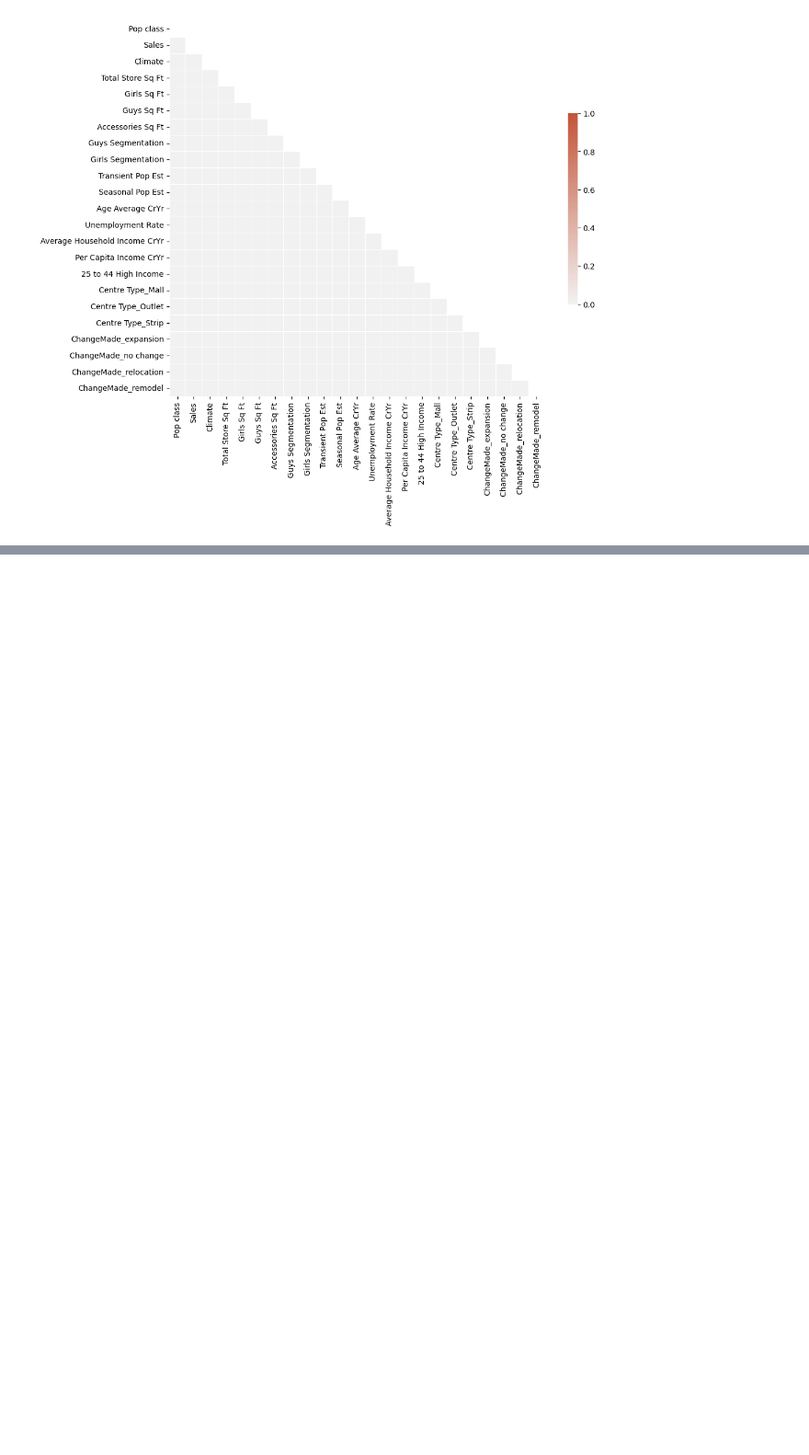
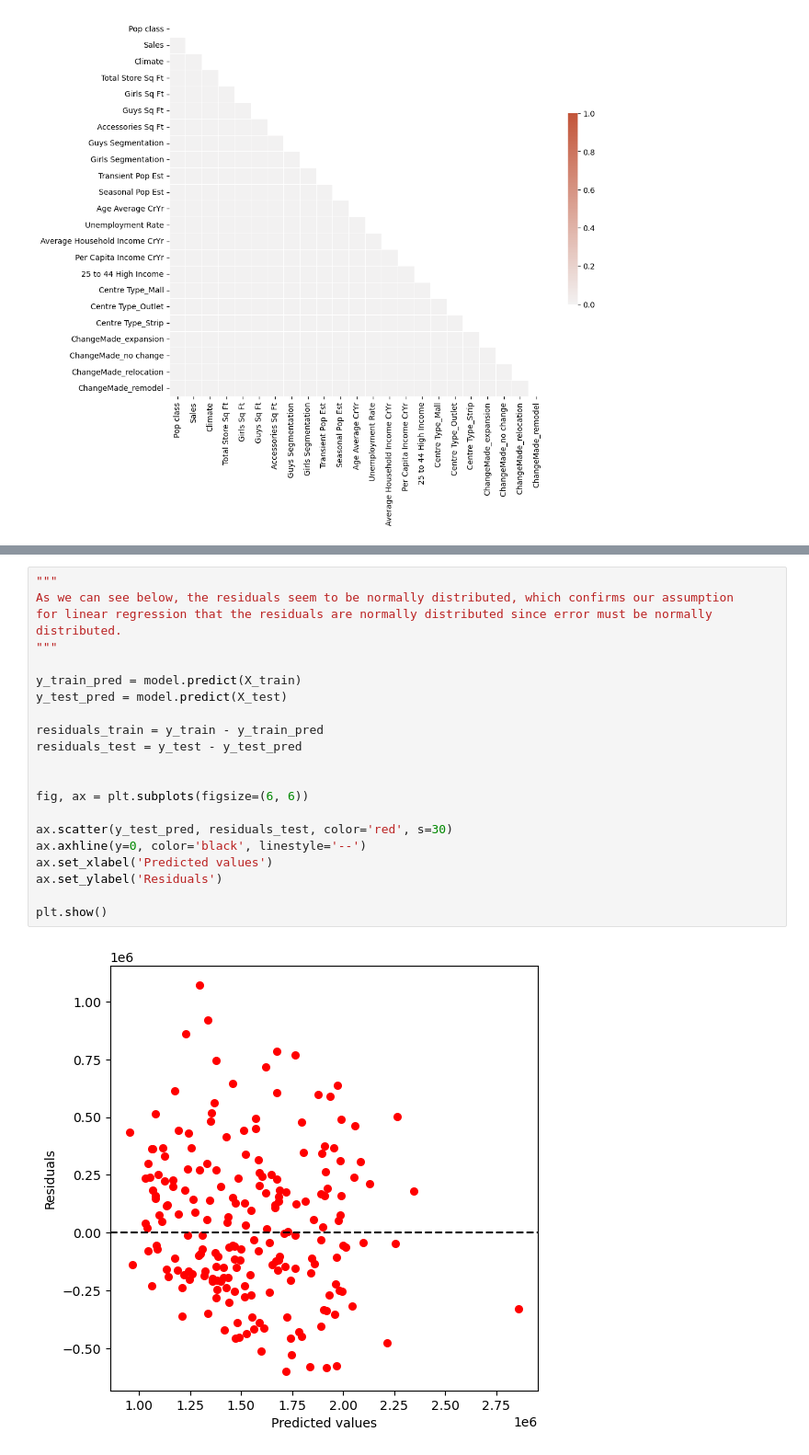
Before and after one commit to Hrsh-Venket/Tiger-Analytics, a Jupyter notebook: Assignment 4/Assignment 4.ipynb, the cells around one changed output, grey strips where cells are left out. Shown at 92% size. Cells and saved outputs as stored; diff of their text form; blank space fills up the shorter version.

```diff
--- a/Assignment 4/Assignment 4.ipynb
+++ b/Assignment 4/Assignment 4.ipynb
@@ -174,6 +174,29 @@ model = sklearn.linear_model.LinearRegression()
 model.fit(X_train, y_train)
 # %% [output]
 LinearRegression()
+# %%
+"""
+As we can see below, the residuals seem to be normally distributed, which confirms our assumption
+for linear regression that the residuals are normally distributed since error must be normally distributed.
+"""
+
+y_train_pred = model.predict(X_train)
+y_test_pred = model.predict(X_test)
+
+residuals_train = y_train - y_train_pred
+residuals_test = y_test - y_test_pred
+
+
+fig, ax = plt.subplots(figsize=(6, 6))
+
+ax.scatter(y_test_pred, residuals_test, color='red', s=30)
+ax.axhline(y=0, color='black', linestyle='--')
+ax.set_xlabel('Predicted values')
+ax.set_ylabel('Residuals')
+
+plt.show()
+# %% [output]
+[figure, added]
 # %%
 pred = model.predict(X_test)
 
```
Also changed, not shown: parts of 3 cells of this notebook.
